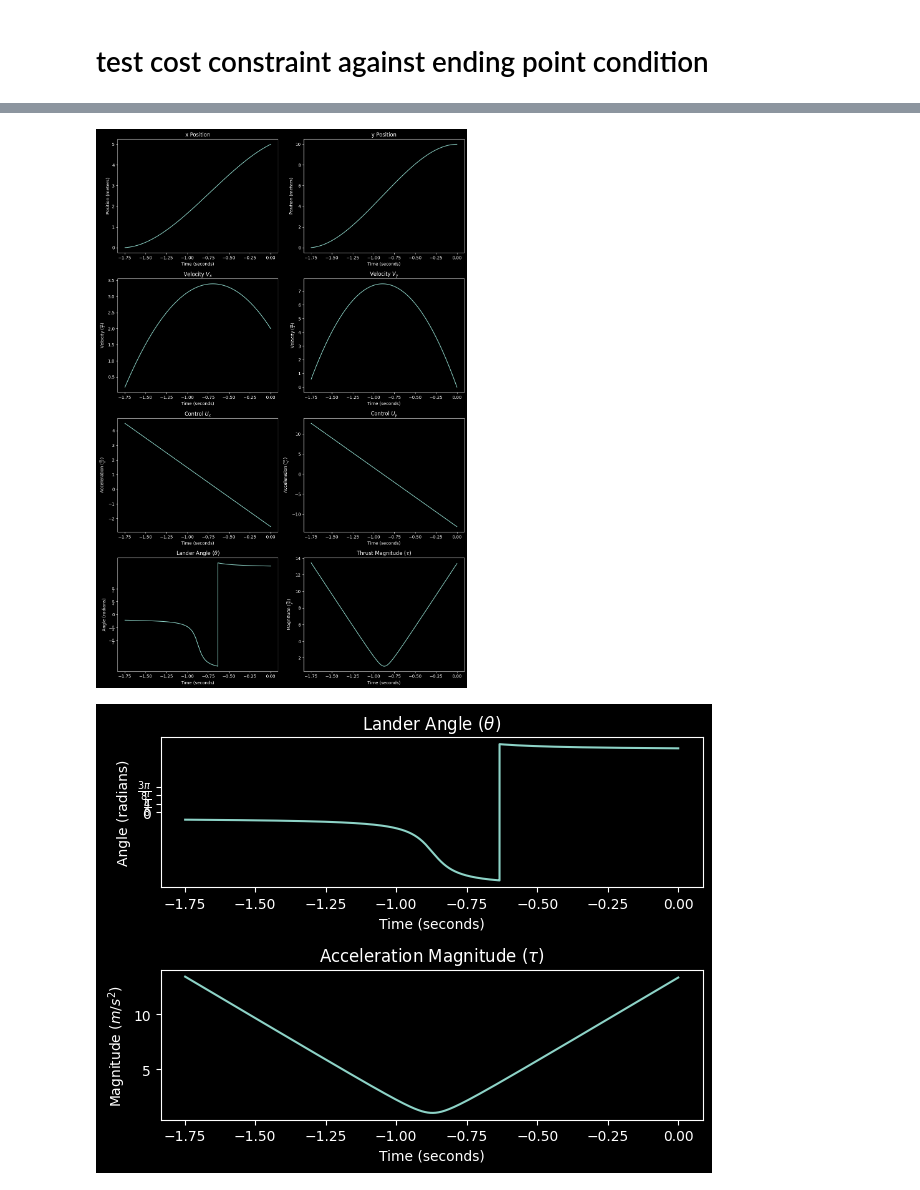
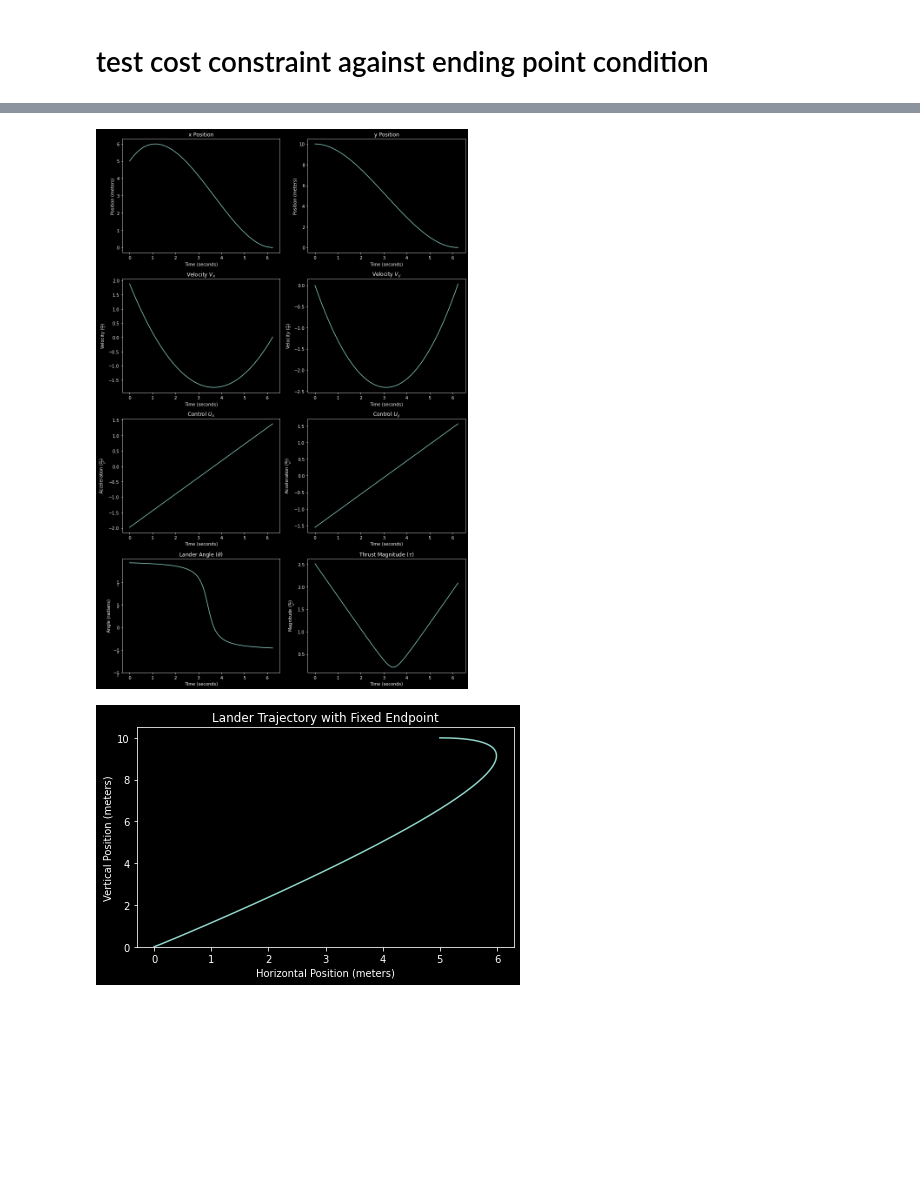
Before and after one commit to jpatrickb/moonlander_optimal_control, a Jupyter notebook: landing_pos_with_cost.ipynb, the cells around one changed output, grey strips where cells are left out. Cells and saved outputs as stored; diff of their text form; code cells hidden in the pictures; blank space fills up the shorter version.

```diff
--- a/landing_pos_with_cost.ipynb
+++ b/landing_pos_with_cost.ipynb
@@ -103,7 +105,7 @@ def lunar_lander(pos_init, target, v_init, tf_guess=20, y0_guess=1, alpha=10., b
 
     return t_vals, x, y, xp, yp, ux, uy-G, tf
 # %%
-def make_plots(t, x, y, xp, yp, ux, uy, tf):
+'''def make_plots(t, x, y, xp, yp, ux, uy, tf):
     plt.style.use('dark_background')
     print("Final Time:", tf)
     print("Final Position:", (np.round(x[-1], 3), np.round(y[-1], 3)))
@@ -168,9 +170,9 @@ def make_plots(t, x, y, xp, yp, ux, uy, tf):
 
     # finish the plotting
     plt.tight_layout()
-    plt.show()
+    plt.show()'''
 # %%
-def make_control_plot(t, ux, uy):
+'''def make_control_plot(t, ux, uy):
     plt.style.use('dark_background')
     plt.subplot(211)
     plt.plot(t, np.arctan2(-ux, uy))
@@ -198,7 +200,7 @@ def make_trajectory_plot(x, y, title):
     # Save the plot to a file
     plt.savefig(f"{title}.png")
     plt.tight_layout()
-    plt.show()
+    plt.show()'''
 # %% [markdown]
 # test landing below with different nu and mu parameters
 # %%
@@ -420,9 +420,9 @@ Final Position: (2.955, -0.0)
 # %%
 pos_init = (5., 10.)
 pos_final = (0., 0.)
-v = 2.
-t, x, y, xp, yp, ux, uy, tf = lunar_lander_fixed_target(pos_init, pos_final, v, alpha=1., gamma=1., nu=40.)
+v = 1.88
+t, x, y, xp, yp, ux, uy, tf = lunar_lander_fixed_target(pos_init, pos_final, v, alpha=10., gamma=3., beta=1000, nu=0.)
 make_plots(t, x, y, xp, yp, ux, uy, tf)
-make_control_plot(t, ux, uy)
-make_trajectory_plot(x, y, 'Method1')
+# make_control_plot(t, ux, uy)
+make_trajectory_plot(x, y, title="Lander Trajectory with Fixed Endpoint", save_file="plots/good_fixed_endpoint.png")
 # %% [output]
@@ -431,2 +431,2 @@ Final Position: (0.0, -0.0)
-[figure, old version]
+[figure, new version]
-[figure, old version]
+[figure, new version]
```
Also changed, not shown: parts of 5 cells of this notebook, 5 other files.
